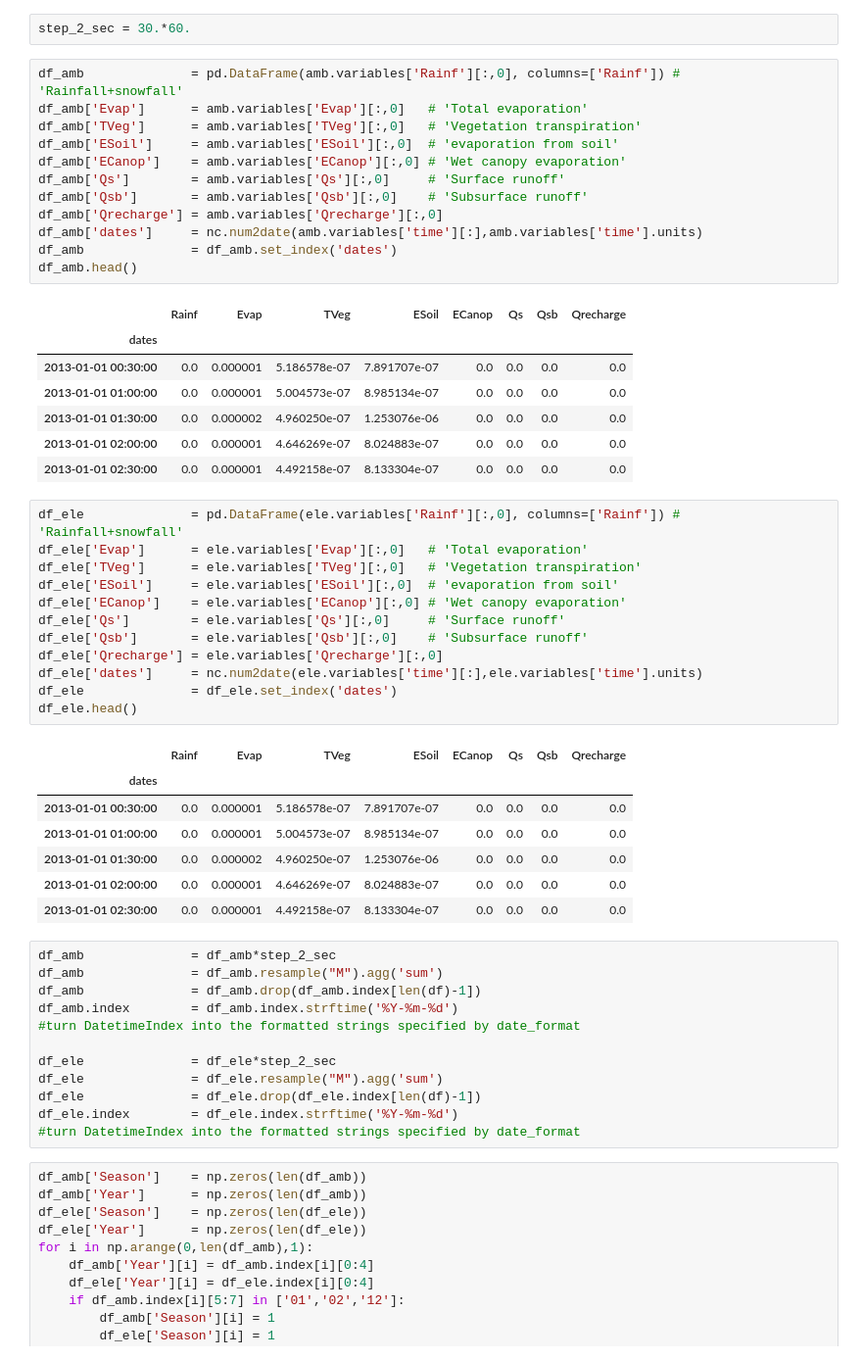
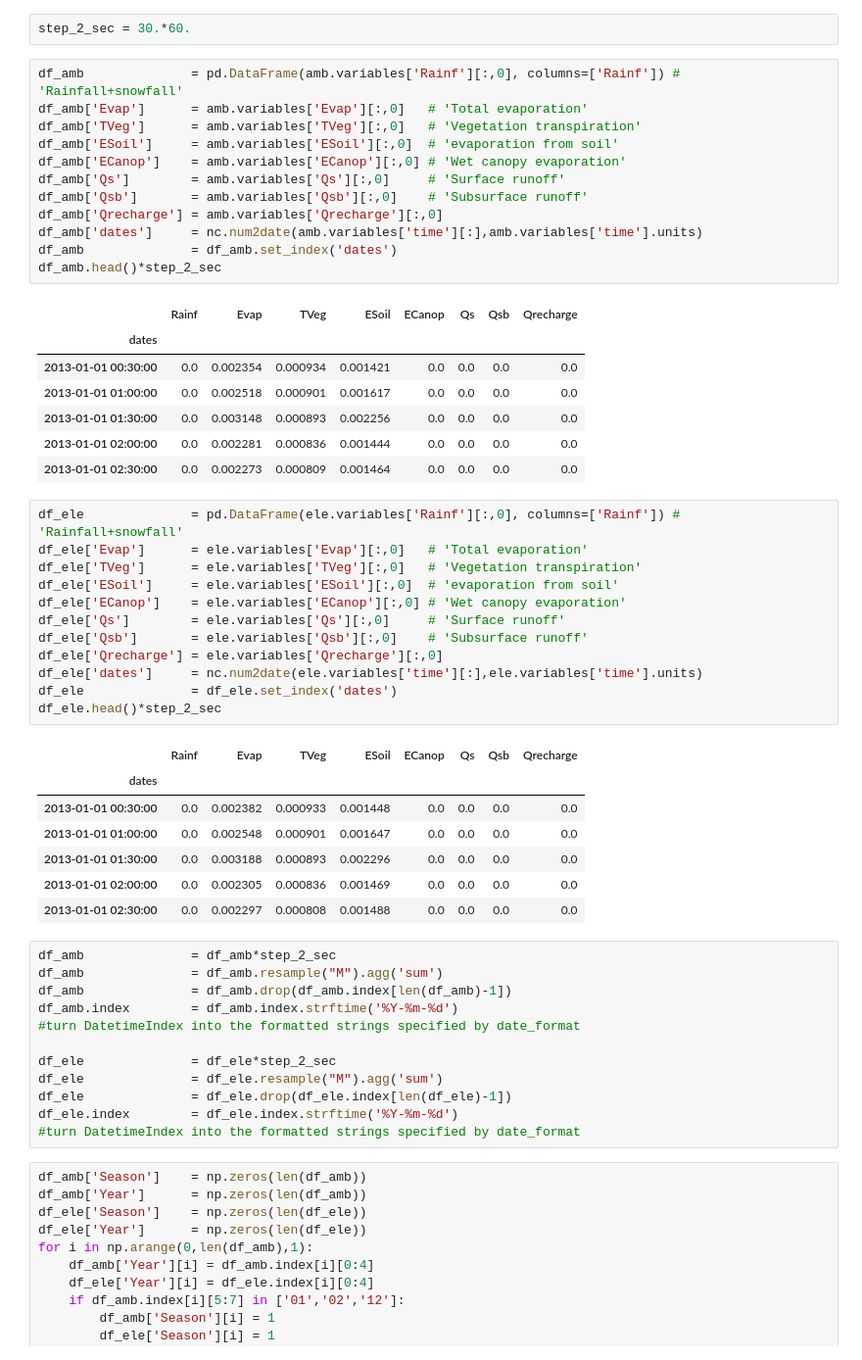
Before and after one commit to bibivking/gdata, a Jupyter notebook: plot_eucface_waterbal_cable_vs_obs.ipynb, the cells around one changed output. Shown: that part at 98% size. Saved outputs shown, nothing was run; the diff lists cells and outputs as text.

```diff
--- a/plot_eucface_waterbal_cable_vs_obs.ipynb
+++ b/plot_eucface_waterbal_cable_vs_obs.ipynb
@@ -20,23 +25,23 @@ step_2_sec = 30.*60.
 # %%
 df_amb              = pd.DataFrame(amb.variables['Rainf'][:,0], columns=['Rainf']) # 'Rainfall+snowfall'
 df_amb['Evap']      = amb.variables['Evap'][:,0]   # 'Total evaporation'
 df_amb['TVeg']      = amb.variables['TVeg'][:,0]   # 'Vegetation transpiration'
 df_amb['ESoil']     = amb.variables['ESoil'][:,0]  # 'evaporation from soil'
 df_amb['ECanop']    = amb.variables['ECanop'][:,0] # 'Wet canopy evaporation'
 df_amb['Qs']        = amb.variables['Qs'][:,0]     # 'Surface runoff'
 df_amb['Qsb']       = amb.variables['Qsb'][:,0]    # 'Subsurface runoff'
 df_amb['Qrecharge'] = amb.variables['Qrecharge'][:,0]
 df_amb['dates']     = nc.num2date(amb.variables['time'][:],amb.variables['time'].units)
 df_amb              = df_amb.set_index('dates')
-df_amb.head()
+df_amb.head()*step_2_sec
 # %% [output]
 |  | Rainf | Evap | TVeg | ESoil | ECanop | Qs | Qsb | Qrecharge |
 | dates |  |  |  |  |  |  |  |  |
-| 2013-01-01 00:30:00 | 0.0 | 0.000001 | 5.186578e-07 | 7.891707e-07 | 0.0 | 0.0 | 0.0 | 0.0 |
-| 2013-01-01 01:00:00 | 0.0 | 0.000001 | 5.004573e-07 | 8.985134e-07 | 0.0 | 0.0 | 0.0 | 0.0 |
-| 2013-01-01 01:30:00 | 0.0 | 0.000002 | 4.960250e-07 | 1.253076e-06 | 0.0 | 0.0 | 0.0 | 0.0 |
-| 2013-01-01 02:00:00 | 0.0 | 0.000001 | 4.646269e-07 | 8.024883e-07 | 0.0 | 0.0 | 0.0 | 0.0 |
-| 2013-01-01 02:30:00 | 0.0 | 0.000001 | 4.492158e-07 | 8.133304e-07 | 0.0 | 0.0 | 0.0 | 0.0 |
+| 2013-01-01 00:30:00 | 0.0 | 0.002354 | 0.000934 | 0.001421 | 0.0 | 0.0 | 0.0 | 0.0 |
+| 2013-01-01 01:00:00 | 0.0 | 0.002518 | 0.000901 | 0.001617 | 0.0 | 0.0 | 0.0 | 0.0 |
+| 2013-01-01 01:30:00 | 0.0 | 0.003148 | 0.000893 | 0.002256 | 0.0 | 0.0 | 0.0 | 0.0 |
+| 2013-01-01 02:00:00 | 0.0 | 0.002281 | 0.000836 | 0.001444 | 0.0 | 0.0 | 0.0 | 0.0 |
+| 2013-01-01 02:30:00 | 0.0 | 0.002273 | 0.000809 | 0.001464 | 0.0 | 0.0 | 0.0 | 0.0 |
 # %%
 df_ele              = pd.DataFrame(ele.variables['Rainf'][:,0], columns=['Rainf']) # 'Rainfall+snowfall'
 df_ele['Evap']      = ele.variables['Evap'][:,0]   # 'Total evaporation'
@@ -48,25 +53,25 @@ df_ele['Qsb']       = ele.variables['Qsb'][:,0]    # 'Subsurface runoff'
 df_ele['Qrecharge'] = ele.variables['Qrecharge'][:,0]
 df_ele['dates']     = nc.num2date(ele.variables['time'][:],ele.variables['time'].units)
 df_ele              = df_ele.set_index('dates')
-df_ele.head()
+df_ele.head()*step_2_sec
 # %% [output]
 |  | Rainf | Evap | TVeg | ESoil | ECanop | Qs | Qsb | Qrecharge |
 | dates |  |  |  |  |  |  |  |  |
-| 2013-01-01 00:30:00 | 0.0 | 0.000001 | 5.186578e-07 | 7.891707e-07 | 0.0 | 0.0 | 0.0 | 0.0 |
-| 2013-01-01 01:00:00 | 0.0 | 0.000001 | 5.004573e-07 | 8.985134e-07 | 0.0 | 0.0 | 0.0 | 0.0 |
-| 2013-01-01 01:30:00 | 0.0 | 0.000002 | 4.960250e-07 | 1.253076e-06 | 0.0 | 0.0 | 0.0 | 0.0 |
-| 2013-01-01 02:00:00 | 0.0 | 0.000001 | 4.646269e-07 | 8.024883e-07 | 0.0 | 0.0 | 0.0 | 0.0 |
-| 2013-01-01 02:30:00 | 0.0 | 0.000001 | 4.492158e-07 | 8.133304e-07 | 0.0 | 0.0 | 0.0 | 0.0 |
+| 2013-01-01 00:30:00 | 0.0 | 0.002382 | 0.000933 | 0.001448 | 0.0 | 0.0 | 0.0 | 0.0 |
+| 2013-01-01 01:00:00 | 0.0 | 0.002548 | 0.000901 | 0.001647 | 0.0 | 0.0 | 0.0 | 0.0 |
+| 2013-01-01 01:30:00 | 0.0 | 0.003188 | 0.000893 | 0.002296 | 0.0 | 0.0 | 0.0 | 0.0 |
+| 2013-01-01 02:00:00 | 0.0 | 0.002305 | 0.000836 | 0.001469 | 0.0 | 0.0 | 0.0 | 0.0 |
+| 2013-01-01 02:30:00 | 0.0 | 0.002297 | 0.000808 | 0.001488 | 0.0 | 0.0 | 0.0 | 0.0 |
 # %%
 df_amb              = df_amb*step_2_sec
 df_amb              = df_amb.resample("M").agg('sum')
-df_amb              = df_amb.drop(df_amb.index[len(df)-1])
+df_amb              = df_amb.drop(df_amb.index[len(df_amb)-1])
 df_amb.index        = df_amb.index.strftime('%Y-%m-%d')
 #turn DatetimeIndex into the formatted strings specified by date_format
 
 df_ele              = df_ele*step_2_sec
 df_ele              = df_ele.resample("M").agg('sum')
-df_ele              = df_ele.drop(df_ele.index[len(df)-1])
+df_ele              = df_ele.drop(df_ele.index[len(df_ele)-1])
 df_ele.index        = df_ele.index.strftime('%Y-%m-%d')
 #turn DatetimeIndex into the formatted strings specified by date_format
 # %%
```
Also changed, not shown: parts of 14 cells of this notebook, 4 other files.
